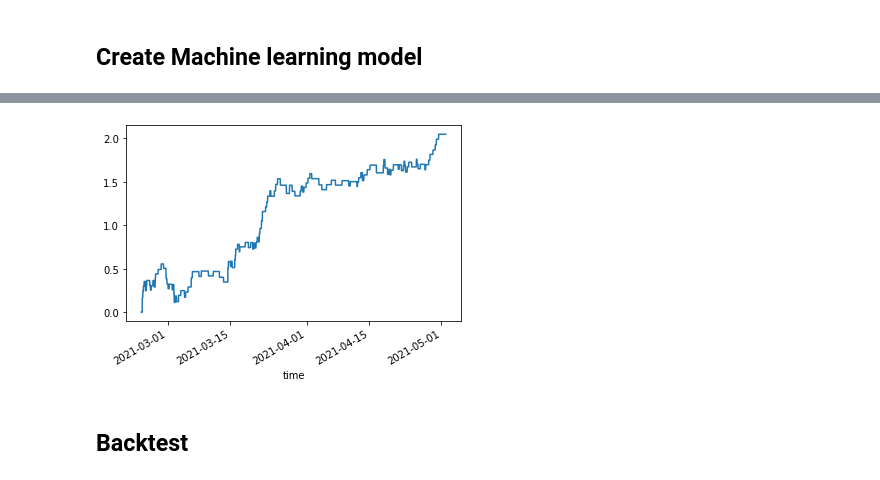
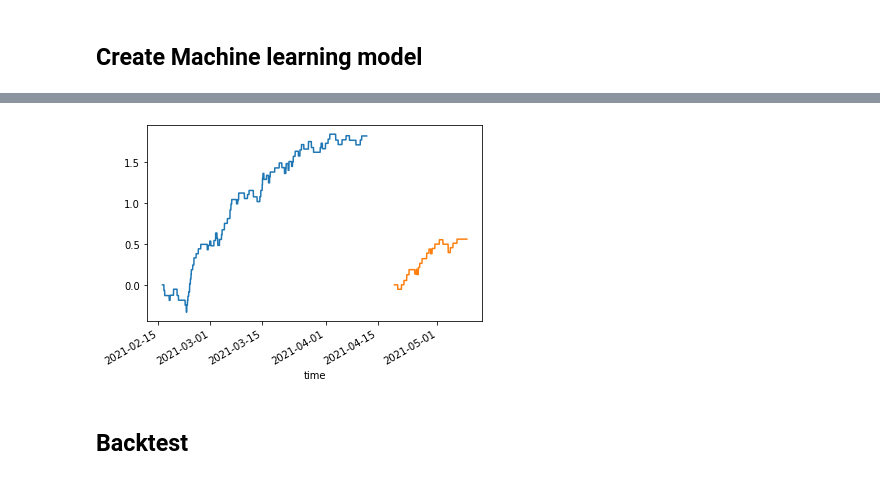
Before and after one commit to sergio12S/mean-reversing-bitcoin, a Jupyter notebook: strategies/settings.ipynb, the cells around one changed output, grey strips where cells are left out. Saved outputs shown, nothing was run; the diff lists cells and outputs as text; code cells hidden in the pictures.

```diff
--- a/strategies/settings.ipynb
+++ b/strategies/settings.ipynb
@@ -16,7 +16,7 @@ data = data_binance.get_data(days=90, ticker='SFPUSDT', ts='1H')
 # Initialization strategy
 # %%
 
-strategy_ml = MlDt(threshold=0.003)
+strategy_ml = MlDt(threshold=0.003, name_strategy='ML DT', ticker='SFPUSDT', size=10)
 # %% [markdown]
 ## Create Rules for Mean Reversing strategy
 # %%
@@ -72,5 +55,5 @@ Name: signal, dtype: float64
 # %% [markdown]
 ## Create Machine learning model
 # %%
-strategy_ml.create_machine_learning_models(data=data, split_train=1)
+strategy_ml.create_machine_learning_models(data=data, split_train=0.7)
 # %% [output]
@@ -78,4 +62,4 @@ strategy_ml.create_machine_learning_models(data=data, split_train=1)
-[figure, old version]
+[figure, new version]
 # %% [markdown]
 ## Backtest
 # %%
```
Also changed, not shown: parts of 13 cells of this notebook, 9 other files.
